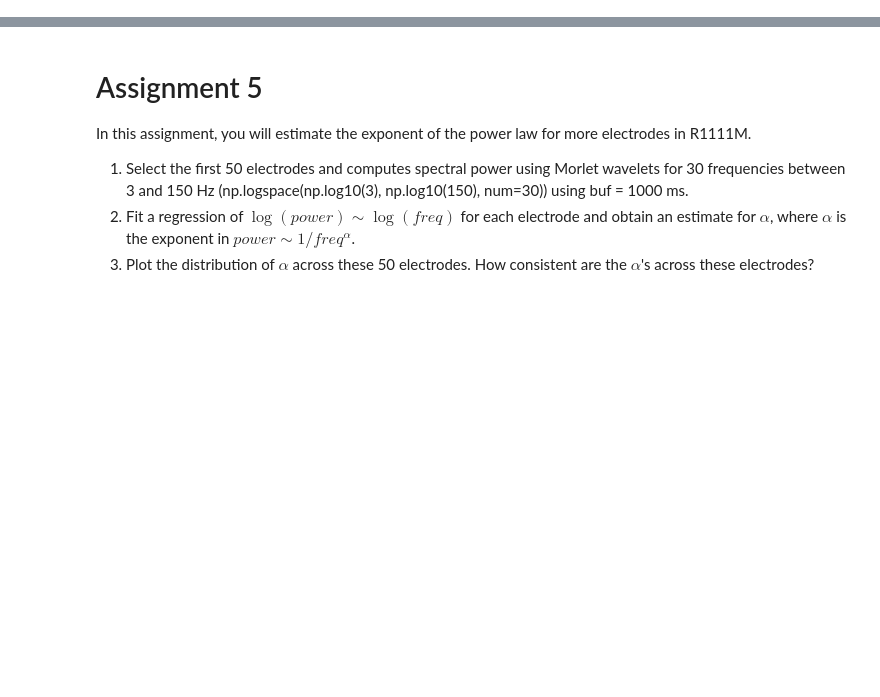
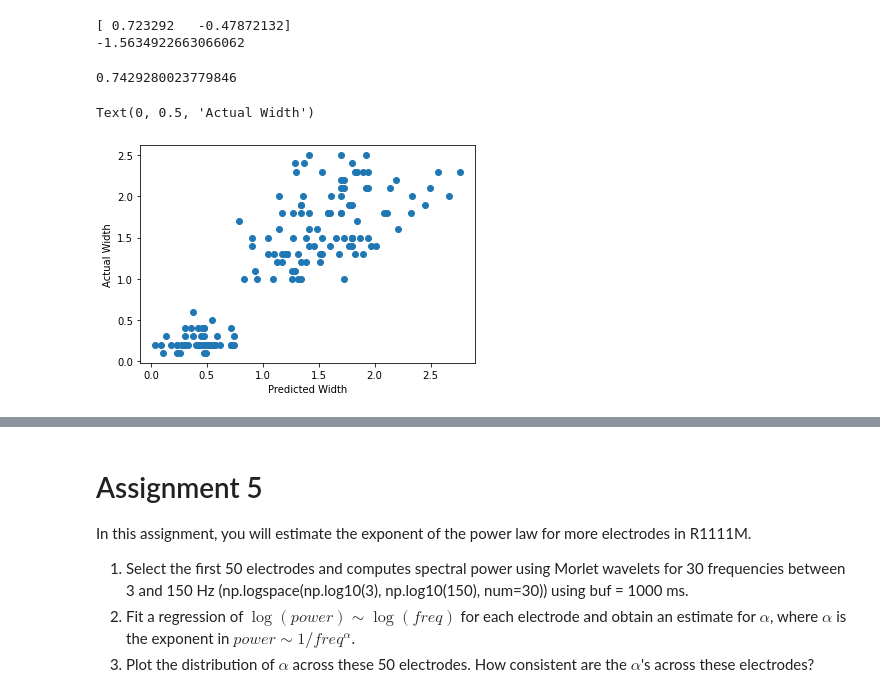
Before and after one commit to pennmem/CMLWorkshop, a Jupyter notebook: solutions/solution_5.ipynb, the cells around one changed output, grey strips where cells are left out. Drawn from its saved outputs; the diff is of its cells as text; code cells hidden in the pictures; blank space fills up the shorter version.

```diff
--- a/solutions/solution_5.ipynb
+++ b/solutions/solution_5.ipynb
@@ -0,0 +109,30 @@
+# %%
+#Set up target vector
+petal_widths = iris['petal_width']
+
+#Create linear reg model
+model = LinearRegression(fit_intercept=True)
+
+#Fit the model
+model.fit(sepal_feats, petal_widths)
+print(model.coef_)
+print(model.intercept_)
+# %% [output]
+[ 0.723292   -0.47872132]
+-1.5634922663066062
+# %%
+#get model score
+model.score(sepal_feats, petal_widths)
+# %% [output]
+0.7429280023779846
+# %%
+#Get model predictions
+petal_preds = model.predict(sepal_feats)
+# %%
+#plot the results
+plt.figure()
+plt.scatter(petal_preds, petal_widths)
+plt.xlabel('Predicted Width'); plt.ylabel('Actual Width')
+# %% [output]
+Text(0, 0.5, 'Actual Width')
+[figure, added]
```
Also changed, not shown: parts of 17 cells of this notebook, 2 other files.
